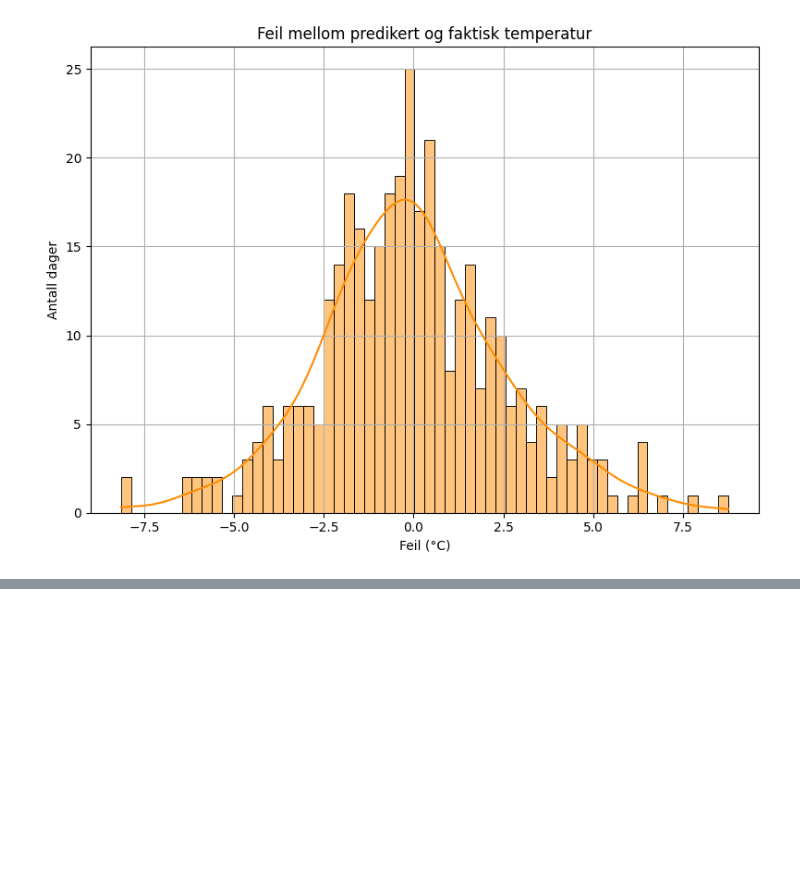
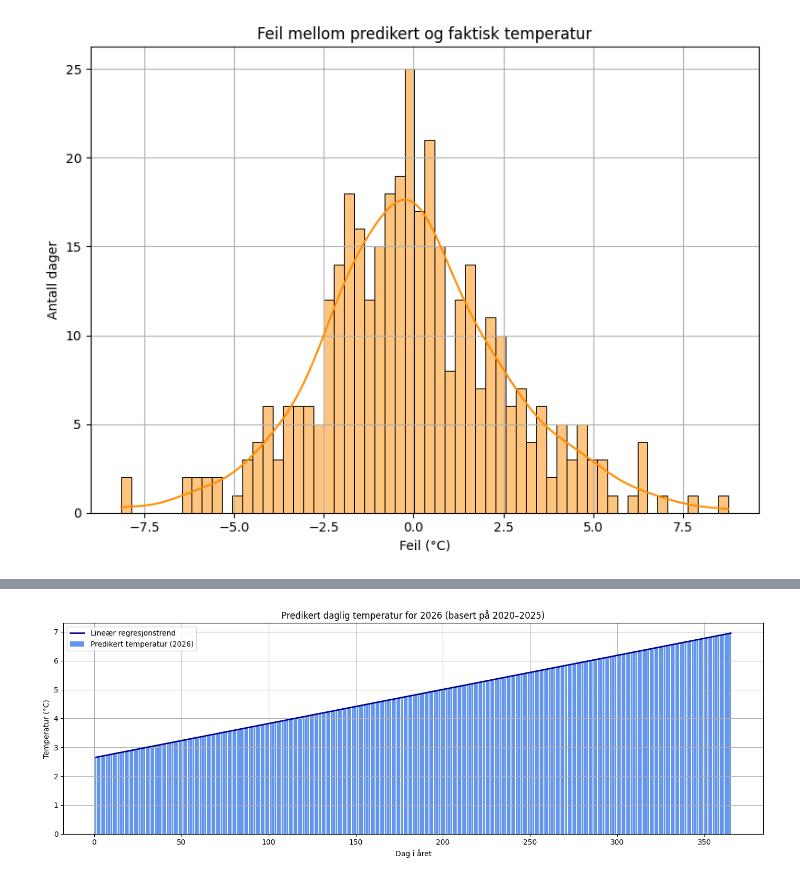
Before and after one commit to friha03/Milj-dataanalyseapplikasjon, a Jupyter notebook: API_Frost/hentedata.ipynb, the cells around one changed output, grey strips where cells are left out. Cells and saved outputs as stored; diff of their text form; code cells hidden in the pictures; blank space fills up the shorter version.

Commit message:
regresjon og prediktiv analyse hentedata

```diff
--- a/API_Frost/hentedata.ipynb
+++ b/API_Frost/hentedata.ipynb
@@ -829,0 +840,87 @@ ValueError: Missing column provided to 'parse_dates': 'time'
+# %%
+
+# 1. Treningsdata: 2020–2025
+
+df_train = df[df['year'] <= 2025]
+
+
+
+X_train = df_train[['year', 'day_of_year']]
+
+y_train = df_train['mean(air_temperature P1D)']
+
+
+
+# 2. Tren modellen
+
+model = LinearRegression()
+
+model.fit(X_train, y_train)
+
+
+
+# 3. Lag 2026-datoer
+
+days_2026 = pd.date_range(start='2026-01-01', end='2026-12-31', freq='D')
+
+
+
+# 4. Lag DataFrame for prediksjon
+
+df_2026_pred = pd.DataFrame({
+
+    'Tidspunkt': days_2026,
+
+    'year': days_2026.year,
+
+    'day_of_year': days_2026.dayofyear
+
+})
+
+
+
+# 5. Prediker temperatur for 2026
+
+df_2026_pred['predicted_temperature'] = model.predict(df_2026_pred[['year', 'day_of_year']])
+
+
+
+# 6. Visualisering
+
+plt.figure(figsize=(14, 5))
+
+
+
+# Søylediagram for daglige prediksjoner
+
+plt.bar(df_2026_pred['day_of_year'], df_2026_pred['predicted_temperature'],
+
+        color='cornflowerblue', label='Predikert temperatur (2026)')
+
+
+
+# Regresjonslinje over samme verdier (vil være lik)
+
+plt.plot(df_2026_pred['day_of_year'], df_2026_pred['predicted_temperature'],
+
+         color='darkblue', linewidth=2, label='Lineær regresjonstrend')
+
+
+
+# Akser og layout
+
+plt.title("Predikert daglig temperatur for 2026 (basert på 2020–2025)")
+
+plt.xlabel("Dag i året")
+
+plt.ylabel("Temperatur (°C)")
+
+plt.legend()
+
+plt.grid(True)
+
+plt.tight_layout()
+
+plt.show()
+# %% [output]
+[figure, added]
```
Also changed, not shown: parts of 2 cells of this notebook.
